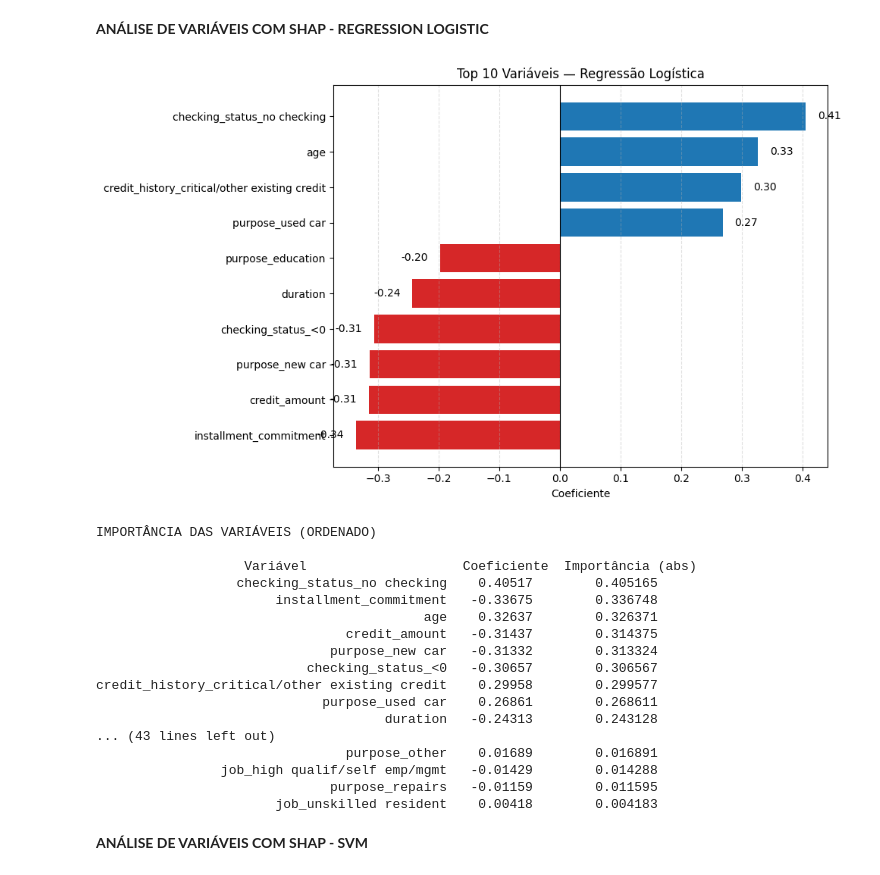
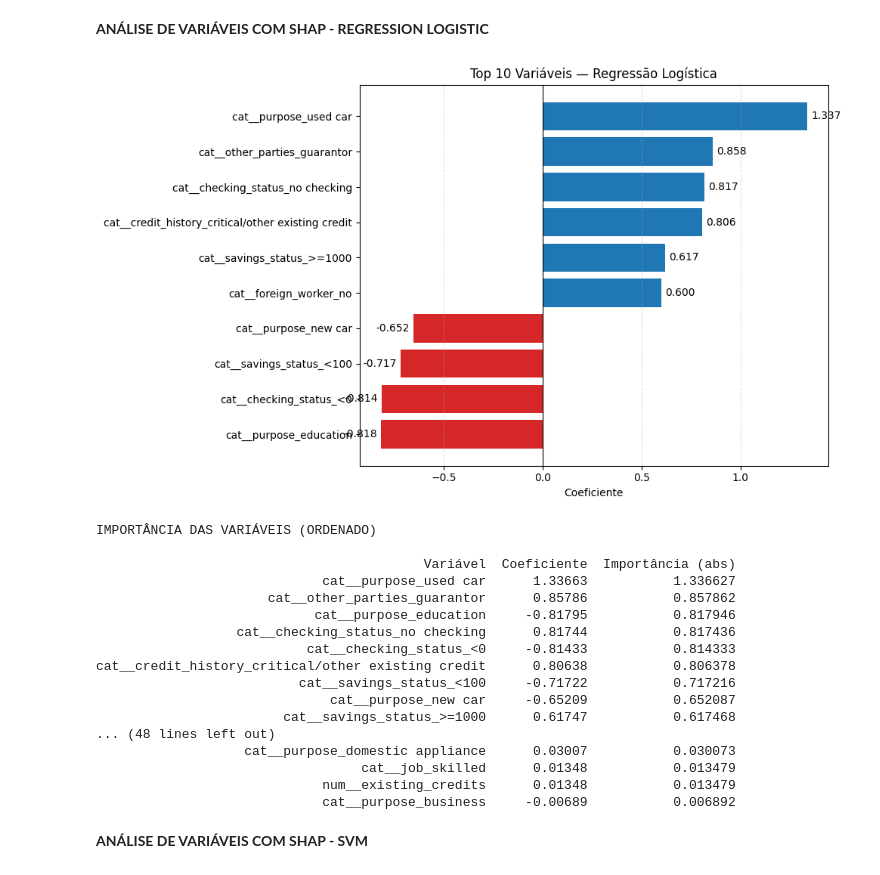
Before and after one commit to wallingson12/ML_analise_credito, a Jupyter notebook: Análise de crédito - trabalho.ipynb, the cells around one changed output. Saved outputs shown, nothing was run; the diff lists cells and outputs as text; code cells hidden in the pictures.

```diff
--- a/Análise de crédito - trabalho.ipynb
+++ b/Análise de crédito - trabalho.ipynb
@@ -194,0 +120,3 @@ array([1., 2.])
+# %%
+cat_features = X.select_dtypes(include='object').columns
+num_features = X.select_dtypes(exclude='object').columns
@@ -194,0 +125,17 @@ array([1., 2.])
+# %%
+from sklearn.preprocessing import OneHotEncoder
+from sklearn.compose import ColumnTransformer
+
+preprocess_scaled = ColumnTransformer(
+    transformers=[
+        ('num', StandardScaler(), num_features),
+        ('cat', OneHotEncoder(handle_unknown='ignore'), cat_features)
+    ]
+)
+
+preprocess_tree = ColumnTransformer(
+    transformers=[
+        ('num', 'passthrough', num_features),
+        ('cat', OneHotEncoder(handle_unknown='ignore'), cat_features)
+    ]
+)
@@ -194,0 +144,4 @@ array([1., 2.])
+# %%
+X_train, X_test, y_train, y_test = train_test_split(
+    X, y, test_size=0.3, random_state=42, stratify=y
+)
@@ -241,9 +424,16 @@ import matplotlib.pyplot as plt
 import pandas as pd
 import numpy as np
 
-# Coeficientes
-coef = logistic_model.coef_[0]
-features = X.columns
+# =====================
+# 📌 MODELO CORRETO
+# =====================
+best_log = grid_log.best_estimator_
+preprocess = best_log.named_steps['prep']
+model = best_log.named_steps['model']
+
+# Coeficientes e nomes reais das features
+coef = model.coef_[0]
+features = preprocess.get_feature_names_out()
 
 # DataFrame completo
 coef_df = pd.DataFrame({
@@ -277,53 +467,52 @@ bars = plt.barh(
 
 plt.axvline(0, color='black', linewidth=0.8)
 plt.xlabel('Coeficiente')
 plt.title('Top 10 Variáveis — Regressão Logística')
 plt.grid(axis='x', linestyle='--', alpha=0.4)
 
 for bar in bars:
     width = bar.get_width()
     plt.text(
         width + np.sign(width) * 0.02,
         bar.get_y() + bar.get_height() / 2,
-        f'{width:.2f}',
+        f'{width:.3f}',
         va='center',
         ha='left' if width > 0 else 'right'
     )
 
 plt.tight_layout()
 plt.show()
-
 
 # =====================
 # 📋 PRINT — TODAS
 # =====================
 print('\nIMPORTÂNCIA DAS VARIÁVEIS (ORDENADO)\n')
 print(
     coef_df
     .sort_values(by='Importância (abs)', ascending=False)
     .assign(Coeficiente=lambda x: x['Coeficiente'].round(5))
     [['Variável', 'Coeficiente', 'Importância (abs)']]
     .to_string(index=False)
 )
 # %% [output]
-[figure, old version]
+[figure, new version]
 IMPORTÂNCIA DAS VARIÁVEIS (ORDENADO)
 
-                   Variável                    Coeficiente  Importância (abs)
-                  checking_status_no checking    0.40517        0.405165
-                       installment_commitment   -0.33675        0.336748
-                                          age    0.32637        0.326371
-                                credit_amount   -0.31437        0.314375
-                              purpose_new car   -0.31332        0.313324
-                           checking_status_<0   -0.30657        0.306567
-credit_history_critical/other existing credit    0.29958        0.299577
-                             purpose_used car    0.26861        0.268611
-                                     duration   -0.24313        0.243128
-... (43 lines left out)
-                                purpose_other    0.01689        0.016891
-                job_high qualif/self emp/mgmt   -0.01429        0.014288
-                              purpose_repairs   -0.01159        0.011595
-                       job_unskilled resident    0.00418        0.004183
+                                          Variável  Coeficiente  Importância (abs)
+                             cat__purpose_used car      1.33663           1.336627
+                      cat__other_parties_guarantor      0.85786           0.857862
+                            cat__purpose_education     -0.81795           0.817946
+                  cat__checking_status_no checking      0.81744           0.817436
+                           cat__checking_status_<0     -0.81433           0.814333
+cat__credit_history_critical/other existing credit      0.80638           0.806378
+                          cat__savings_status_<100     -0.71722           0.717216
+                              cat__purpose_new car     -0.65209           0.652087
+                        cat__savings_status_>=1000      0.61747           0.617468
+... (48 lines left out)
+                   cat__purpose_domestic appliance      0.03007           0.030073
+                                  cat__job_skilled      0.01348           0.013479
+                             num__existing_credits      0.01348           0.013479
+                             cat__purpose_business     -0.00689           0.006892
 # %% [markdown]
 **ANÁLISE DE VARIÁVEIS COM SHAP - SVM**
 # %%
```
Also changed, not shown: parts of 27 cells of this notebook.
